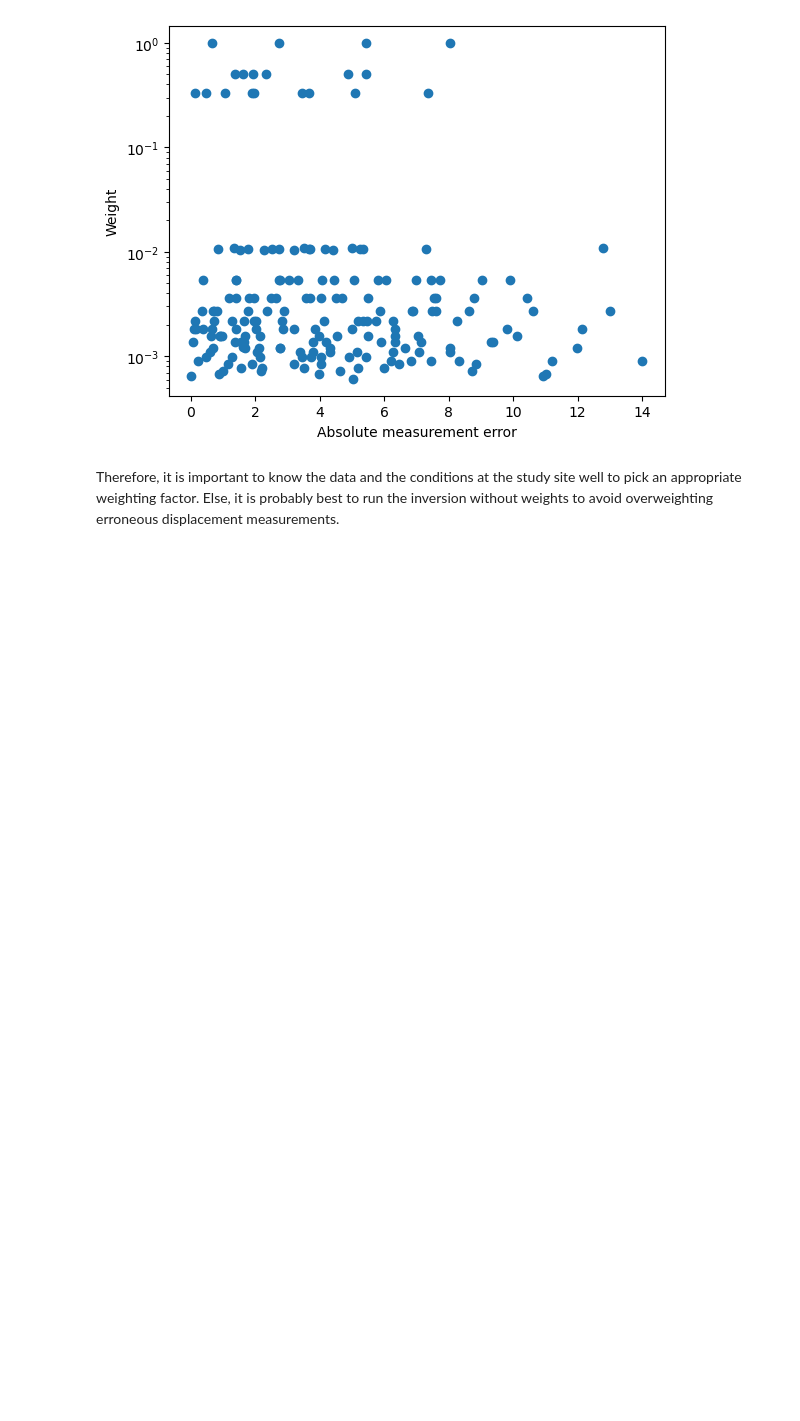
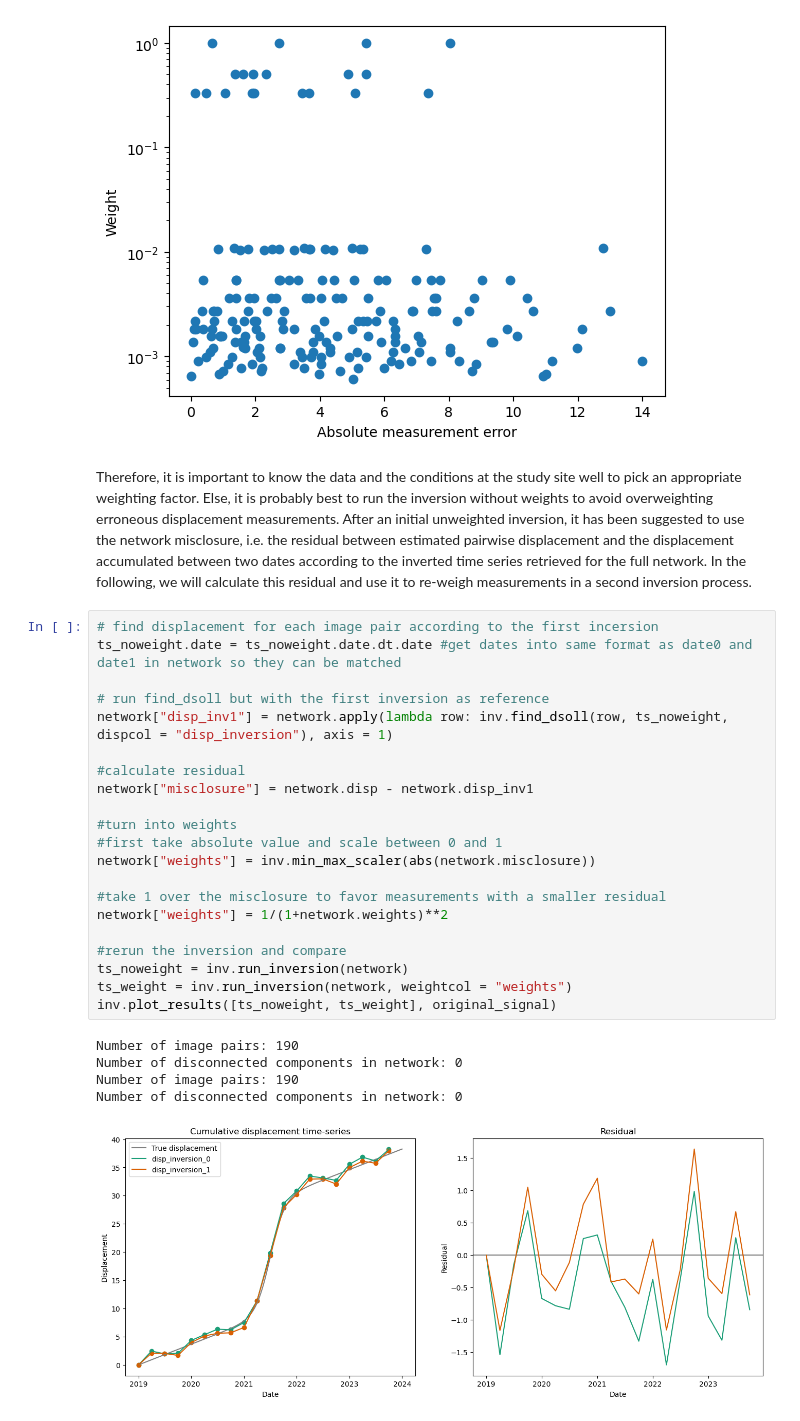
Before and after one commit to UP-RS-ESP/timeseries_inversion, a Jupyter notebook: timeseries_inversion_with_weights.ipynb, the cells around one changed output. Cells and saved outputs as stored; diff of their text form; blank space fills up the shorter version.

Commit message:
update readme and weighting nb

```diff
--- a/timeseries_inversion_with_weights.ipynb
+++ b/timeseries_inversion_with_weights.ipynb
@@ -76,4 +76,32 @@ ax.set_ylabel("Weight")
 Text(0, 0.5, 'Weight')
 [figure]
 # %% [markdown]
-Therefore, it is important to know the data and the conditions at the study site well to pick an appropriate weighting factor. Else, it is probably best to run the inversion without weights to avoid overweighting erroneous displacement measurements.
+Therefore, it is important to know the data and the conditions at the study site well to pick an appropriate weighting factor. Else, it is probably best to run the inversion without weights to avoid overweighting erroneous displacement measurements. After an initial unweighted inversion, it has been suggested to use the network misclosure, i.e. the residual between estimated pairwise displacement and the displacement accumulated between
+two dates according to the inverted time series retrieved for the full network. In the following, we will calculate this residual and use it to re-weigh measurements in a second inversion process.
+# %%
+# find displacement for each image pair according to the first incersion
+ts_noweight.date = ts_noweight.date.dt.date #get dates into same format as date0 and date1 in network so they can be matched
+
+# run find_dsoll but with the first inversion as reference
+network["disp_inv1"] = network.apply(lambda row: inv.find_dsoll(row, ts_noweight, dispcol = "disp_inversion"), axis = 1)
+
+#calculate residual
+network["misclosure"] = network.disp - network.disp_inv1
+
+#turn into weights
+#first take absolute value and scale between 0 and 1
+network["weights"] = inv.min_max_scaler(abs(network.misclosure))
+
+#take 1 over the misclosure to favor measurements with a smaller residual
+network["weights"] = 1/(1+network.weights)**2
+
+#rerun the inversion and compare
+ts_noweight = inv.run_inversion(network)
+ts_weight = inv.run_inversion(network, weightcol = "weights")
+inv.plot_results([ts_noweight, ts_weight], original_signal)
+# %% [output]
+Number of image pairs: 190
+Number of disconnected components in network: 0
+Number of image pairs: 190
+Number of disconnected components in network: 0
+[figure, added]
```
Also changed, not shown: parts of 2 cells of this notebook, 3 other files.
